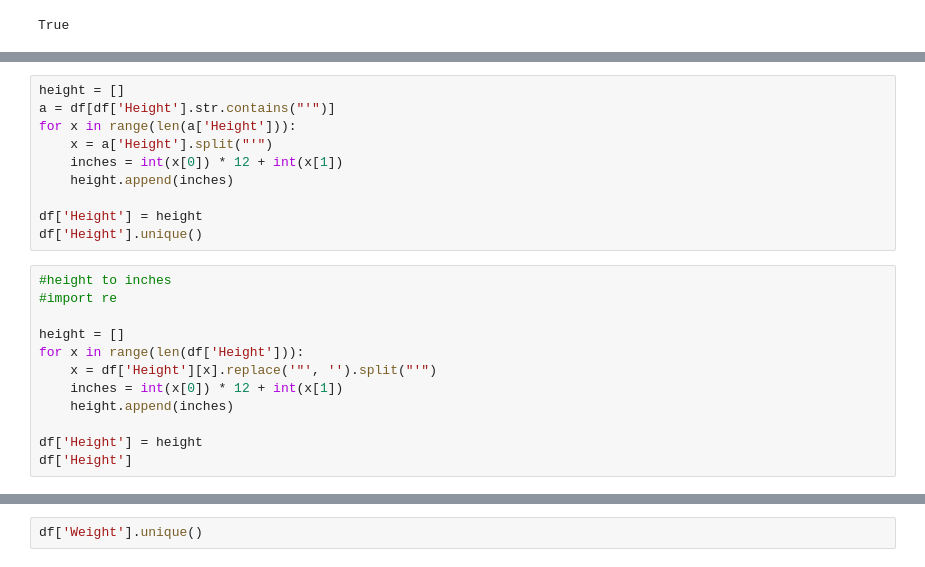
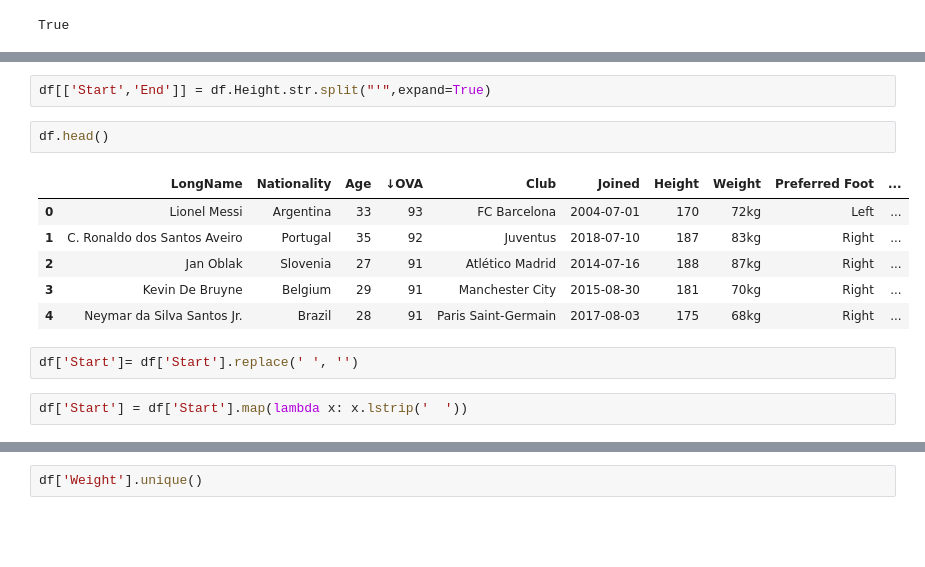
Before and after one commit to Taiwo-Victoria/FIFA2021_Analysis, a Jupyter notebook: fifa2021.ipynb, the cells around one changed output, grey strips where cells are left out. Saved outputs shown, nothing was run; the diff lists cells and outputs as text; blank space fills up the shorter version.

Commit message:
height

```diff
--- a/fifa2021.ipynb
+++ b/fifa2021.ipynb
@@ -670,22 +642,15 @@ for ind in df.index:
-# %%
-height = []
-a = df[df['Height'].str.contains("'")]
-for x in range(len(a['Height'])):
-    x = a['Height'].split("'")
-    inches = int(x[0]) * 12 + int(x[1])
-    height.append(inches)
-
-df['Height'] = height
-df['Height'].unique()
-# %%
-#height to inches
-#import re
-
-height = []
-for x in range(len(df['Height'])):
-    x = df['Height'][x].replace('"', '').split("'")
-    inches = int(x[0]) * 12 + int(x[1])
-    height.append(inches)
-
-df['Height'] = height
-df['Height']
+# %%
+df[['Start','End']] = df.Height.str.split("'",expand=True)
+# %%
+df.head()
+# %% [output]
+|  | LongName | Nationality | Age | ↓OVA | Club | Joined | Height | Weight | Preferred Foot | ... |
+| 0 | Lionel Messi | Argentina | 33 | 93 | FC Barcelona | 2004-07-01 | 170 | 72kg | Left | ... |
+| 1 | C. Ronaldo dos Santos Aveiro | Portugal | 35 | 92 | Juventus | 2018-07-10 | 187 | 83kg | Right | ... |
+| 2 | Jan Oblak | Slovenia | 27 | 91 | Atlético Madrid | 2014-07-16 | 188 | 87kg | Right | ... |
+| 3 | Kevin De Bruyne | Belgium | 29 | 91 | Manchester City | 2015-08-30 | 181 | 70kg | Right | ... |
+| 4 | Neymar da Silva Santos Jr. | Brazil | 28 | 91 | Paris Saint-Germain | 2017-08-03 | 175 | 68kg | Right | ... |
+# %%
+df['Start']= df['Start'].replace(' ', '')
+# %%
+df['Start'] = df['Start'].map(lambda x: x.lstrip('  '))
```
Also changed, not shown: parts of 11 cells of this notebook.
